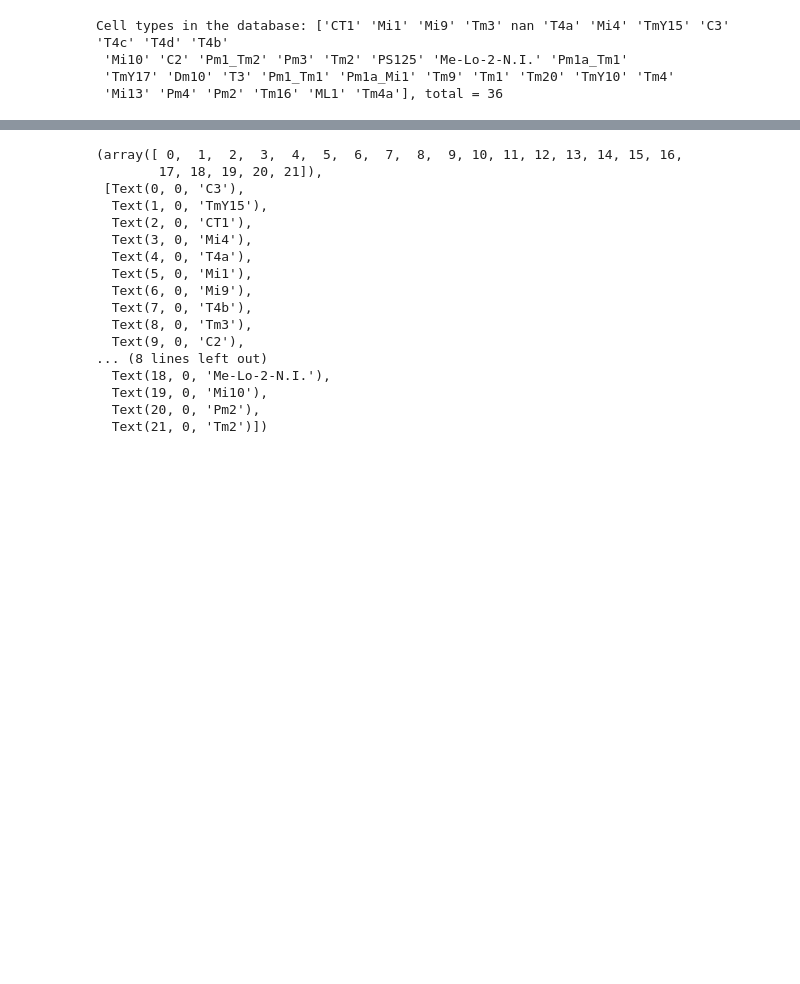
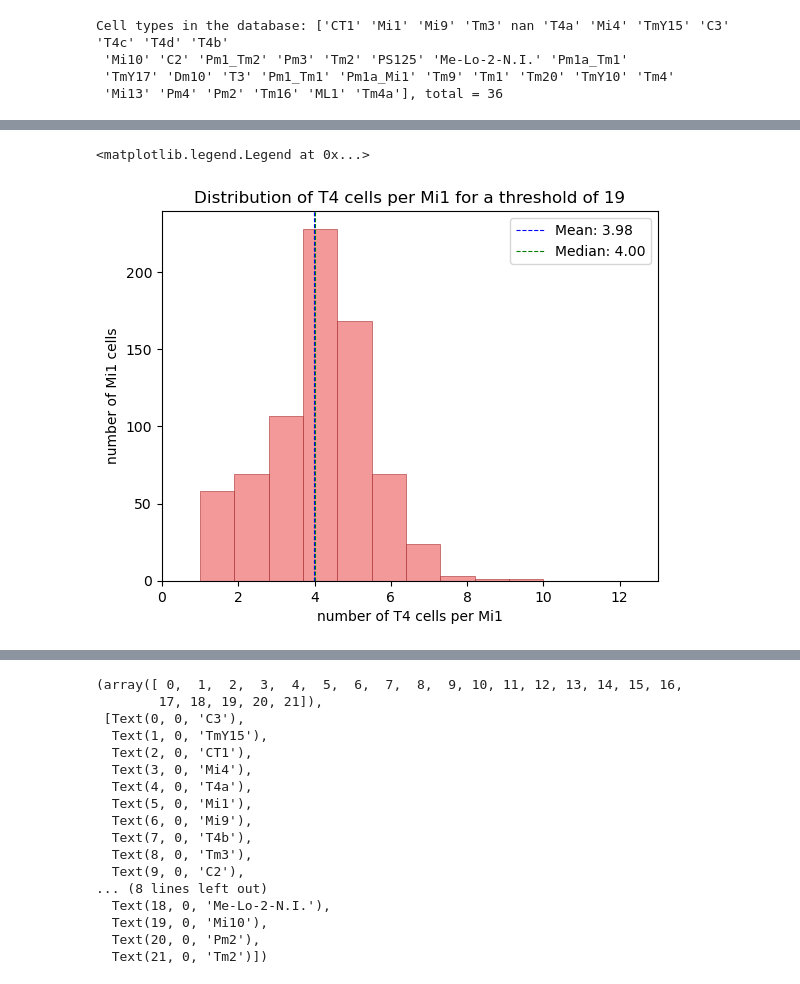
Before and after one commit to mariaioan/T4-connectome-analysis, a Jupyter notebook: proofreading-tables/figure_1.ipynb, the cells around one changed output, grey strips where cells are left out. Cells and saved outputs as stored; diff of their text form; code cells hidden in the pictures; blank space fills up the shorter version.

```diff
--- a/proofreading-tables/figure_1.ipynb
+++ b/proofreading-tables/figure_1.ipynb
@@ -123,3 +125,22 @@ plt.legend()
+# %%
+## Now I would like to plot for each threshold a distribution of the number of T4 cells for the Mi1s
+## this will allow me to investigate if the distributions are wide, and whether I can take the mean..
+thres = 18
+thres = threshold[thres] # threshold 20 would be in position 19
+plt.hist(number_of_t4[thres], color = 'lightcoral', edgecolor = 'brown', linewidth = 0.5, alpha =0.8)
+plt.ylabel('number of Mi1 cells')
+plt.xlabel('number of T4 cells per Mi1')
+plt.title(f'Distribution of T4 cells per Mi1 for a threshold of {thres}')
+mean_value = np.mean(number_of_t4[thres])
+median_value = np.median(number_of_t4[thres])
+plt.axvline(mean_value, color='blue', linestyle='dashed', linewidth=0.8, label=f'Mean: {mean_value:.2f}')
+plt.axvline(median_value, color='green', linestyle='dashed', linewidth=0.8, label=f'Median: {median_value:.2f}')
+plt.xlim(0,13)
+plt.savefig(f'Distribution of T4 cells per Mi1 for a threshold of {thres}')
+plt.legend()
+# %% [output]
+<matplotlib.legend.Legend at 0x...>
+[figure, added]
 # %%
 ## Now I would like to plot for each threshold a distribution of the number of T4 cells for the Mi1s
 ## this will allow me to investigate if the distributions are wide, and whether I can take the mean..
```
Also changed, not shown: parts of 3 cells of this notebook.
